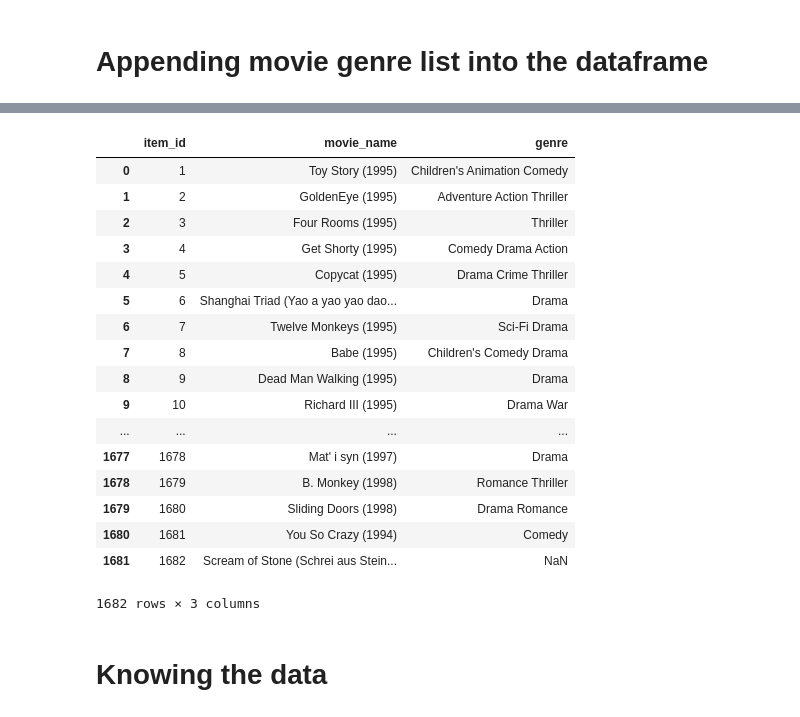
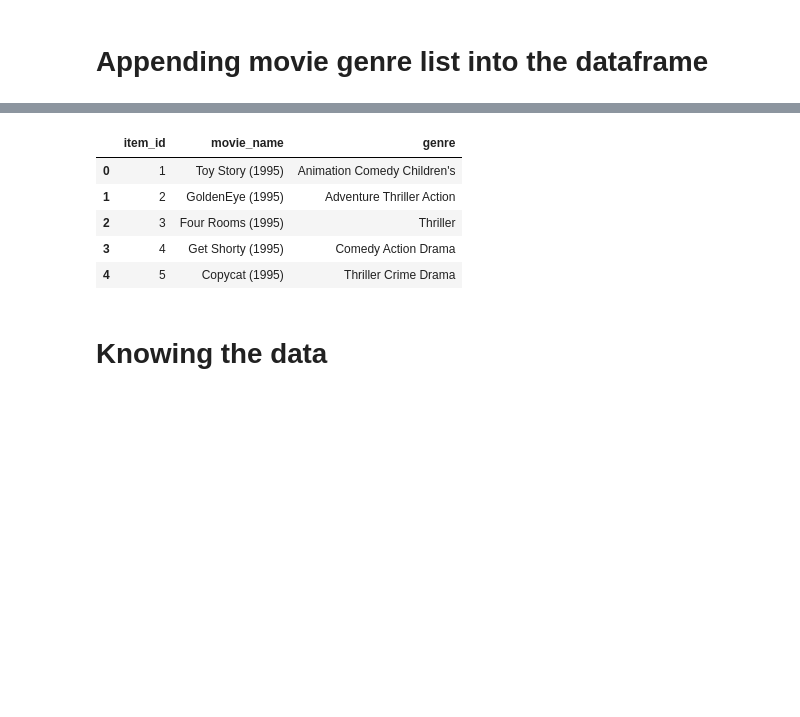
Before and after one commit to AayushMehrotra/RecommendationEngine-MovieLens, a Jupyter notebook: Recommendation Engine.ipynb, the cells around one changed output, grey strips where cells are left out. Drawn from its saved outputs; the diff is of its cells as text; code cells hidden in the pictures; blank space fills up the shorter version.

```diff
--- a/Recommendation Engine.ipynb
+++ b/Recommendation Engine.ipynb
@@ -60,3 +28,36 @@ for i in range(1,len(movie_data_genre)+1):
+# %%
+movie_data_genre.index = range(1,len(movie_data_genre.index)+1)
+genre_movie = []
+genre =[]
+c=1
+for i in movie_data_genre:
+    for j in movie_data_genre[i]:
+        c += 1
+        if j == 1:
+            genre_movie.append(c)
+    genre.append(genre_movie)
+    genre_movie = []
+    c=1
+genre_list = []
+genres = []
+genre_dict ={}
+for i,k in zip(genre,movie_data_genre.columns):
+        genre_dict[k] = i
+genre_final = {}
+lst = []
+for i in range(1,len(movie_data_genre)+1):
+    for key,value in genre_dict.items():
+        for j in value:
+            if j == i:
+                lst.append(key)
+    if lst == []:
+        genre_final[i] = 'unknown'
+    else:
+        el = ''
+        for l in lst:
+            el += l + ' '
+        genre_final[i] = el
+    lst = []
 # %%
 movie_genre = pd.DataFrame()
 movie_genre = movie_genre.from_dict(genre_final,orient='index')
@@ -65,26 +66,14 @@ movie_genre.index = range(0,len(movie_genre))
 # %%
 movie_data = movie_data.join(movie_genre , on='item_id')
 # %%
-movie_data
+movie_data.head()
 # %% [output]
 |  | item_id | movie_name | genre |
-| 0 | 1 | Toy Story (1995) | Children's Animation Comedy |
-| 1 | 2 | GoldenEye (1995) | Adventure Action Thriller |
+| 0 | 1 | Toy Story (1995) | Animation Comedy Children's |
+| 1 | 2 | GoldenEye (1995) | Adventure Thriller Action |
 | 2 | 3 | Four Rooms (1995) | Thriller |
-| 3 | 4 | Get Shorty (1995) | Comedy Drama Action |
-| 4 | 5 | Copycat (1995) | Drama Crime Thriller |
-| 5 | 6 | Shanghai Triad (Yao a yao yao dao... | Drama |
-| 6 | 7 | Twelve Monkeys (1995) | Sci-Fi Drama |
-| 7 | 8 | Babe (1995) | Children's Comedy Drama |
-| 8 | 9 | Dead Man Walking (1995) | Drama |
-| 9 | 10 | Richard III (1995) | Drama War |
-| ... | ... | ... | ... |
-| 1677 | 1678 | Mat' i syn (1997) | Drama |
-| 1678 | 1679 | B. Monkey (1998) | Romance Thriller |
-| 1679 | 1680 | Sliding Doors (1998) | Drama Romance |
-| 1680 | 1681 | You So Crazy (1994) | Comedy |
-| 1681 | 1682 | Scream of Stone (Schrei aus Stein... | NaN |
+| 3 | 4 | Get Shorty (1995) | Comedy Action Drama |
+| 4 | 5 | Copycat (1995) | Thriller Crime Drama |
-1682 rows × 3 columns
 # %% [markdown]
 # Knowing the data
 # %%
```
Also changed, not shown: parts of 12 cells of this notebook.
